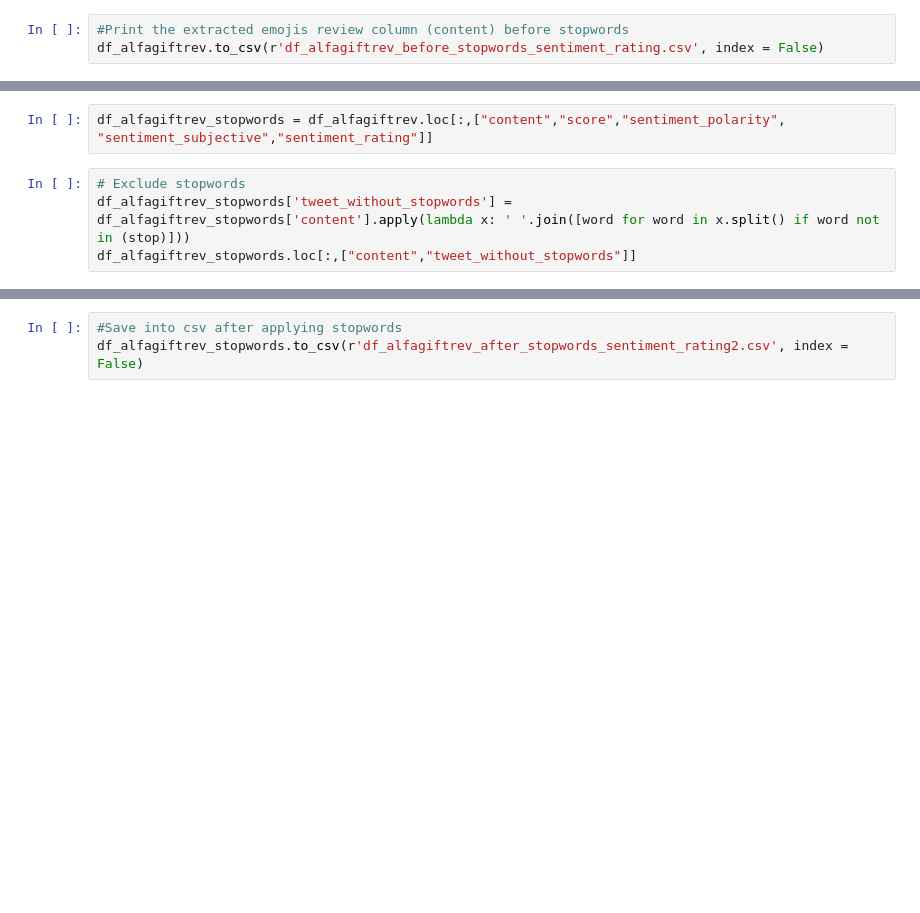
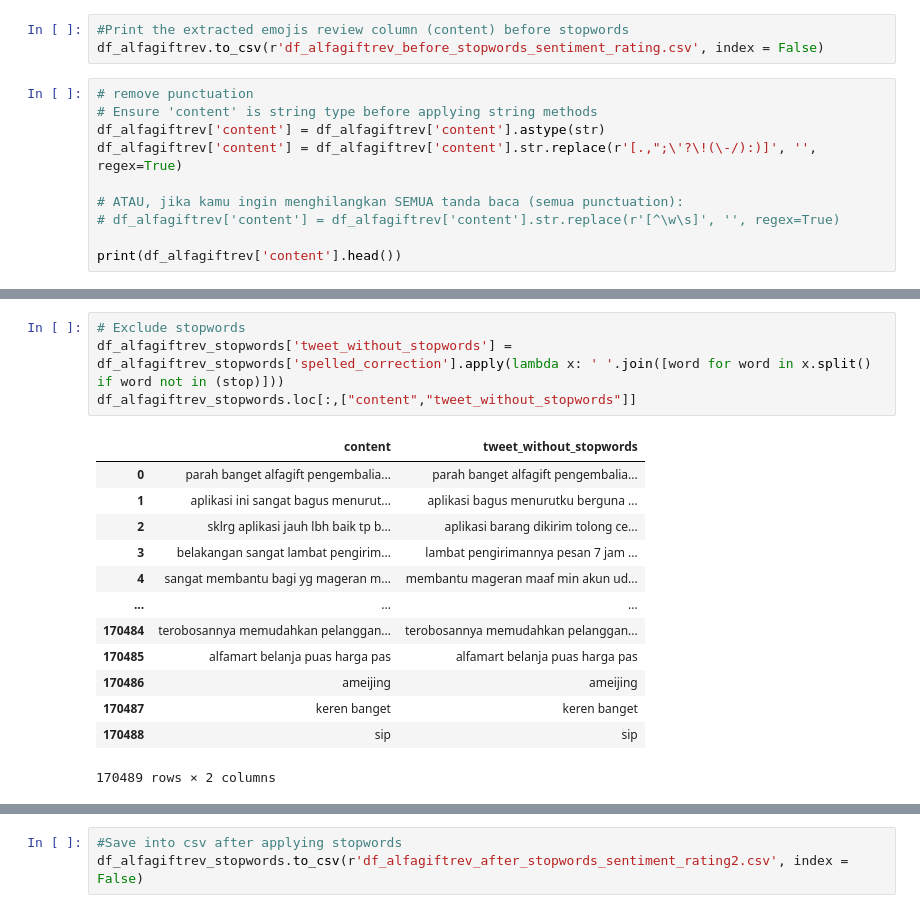
Before and after one commit to zakyalkhair/alfagift-sentiment-analysis, a Jupyter notebook: notebook/script-py.ipynb, the cells around one changed output, grey strips where cells are left out. Cells and saved outputs as stored; diff of their text form; blank space fills up the shorter version.

```diff
--- a/notebook/script-py.ipynb
+++ b/notebook/script-py.ipynb
@@ -207,3 +349,13 @@ plt.show()
 # %%
 #Print the extracted emojis review column (content) before stopwords
 df_alfagiftrev.to_csv(r'df_alfagiftrev_before_stopwords_sentiment_rating.csv', index = False)
+# %%
+# remove punctuation
+# Ensure 'content' is string type before applying string methods
+df_alfagiftrev['content'] = df_alfagiftrev['content'].astype(str)
+df_alfagiftrev['content'] = df_alfagiftrev['content'].str.replace(r'[.,";\'?\!(\-/):)]', '', regex=True)
+
+# ATAU, jika kamu ingin menghilangkan SEMUA tanda baca (semua punctuation):
+# df_alfagiftrev['content'] = df_alfagiftrev['content'].str.replace(r'[^\w\s]', '', regex=True)
+
+print(df_alfagiftrev['content'].head())
@@ -225,9 +499,21 @@ print(len(stop))
-# %%
-df_alfagiftrev_stopwords = df_alfagiftrev.loc[:,["content","score","sentiment_polarity", "sentiment_subjective","sentiment_rating"]]
 # %%
 # Exclude stopwords
-df_alfagiftrev_stopwords['tweet_without_stopwords'] = df_alfagiftrev_stopwords['content'].apply(lambda x: ' '.join([word for word in x.split() if word not in (stop)]))
+df_alfagiftrev_stopwords['tweet_without_stopwords'] = df_alfagiftrev_stopwords['spelled_correction'].apply(lambda x: ' '.join([word for word in x.split() if word not in (stop)]))
 df_alfagiftrev_stopwords.loc[:,["content","tweet_without_stopwords"]]
+# %% [output]
+|  | content | tweet_without_stopwords |
+| 0 | parah banget alfagift pengembalia... | parah banget alfagift pengembalia... |
+| 1 | aplikasi ini sangat bagus menurut... | aplikasi bagus menurutku berguna ... |
+| 2 | sklrg aplikasi jauh lbh baik tp b... | aplikasi barang dikirim tolong ce... |
+| 3 | belakangan sangat lambat pengirim... | lambat pengirimannya pesan 7 jam ... |
+| 4 | sangat membantu bagi yg mageran m... | membantu mageran maaf min akun ud... |
+| ... | ... | ... |
+| 170484 | terobosannya memudahkan pelanggan... | terobosannya memudahkan pelanggan... |
+| 170485 | alfamart belanja puas harga pas | alfamart belanja puas harga pas |
+| 170486 | ameijing | ameijing |
+| 170487 | keren banget | keren banget |
+| 170488 | sip | sip |
+170489 rows × 2 columns
 # %%
 # pat = r'\b(?:{})\b'.format('|'.join(stop))
 # The lines below are removed as the stopword removal is already handled by cell 37f3557d
```
Also changed, not shown: parts of 29 cells of this notebook.
